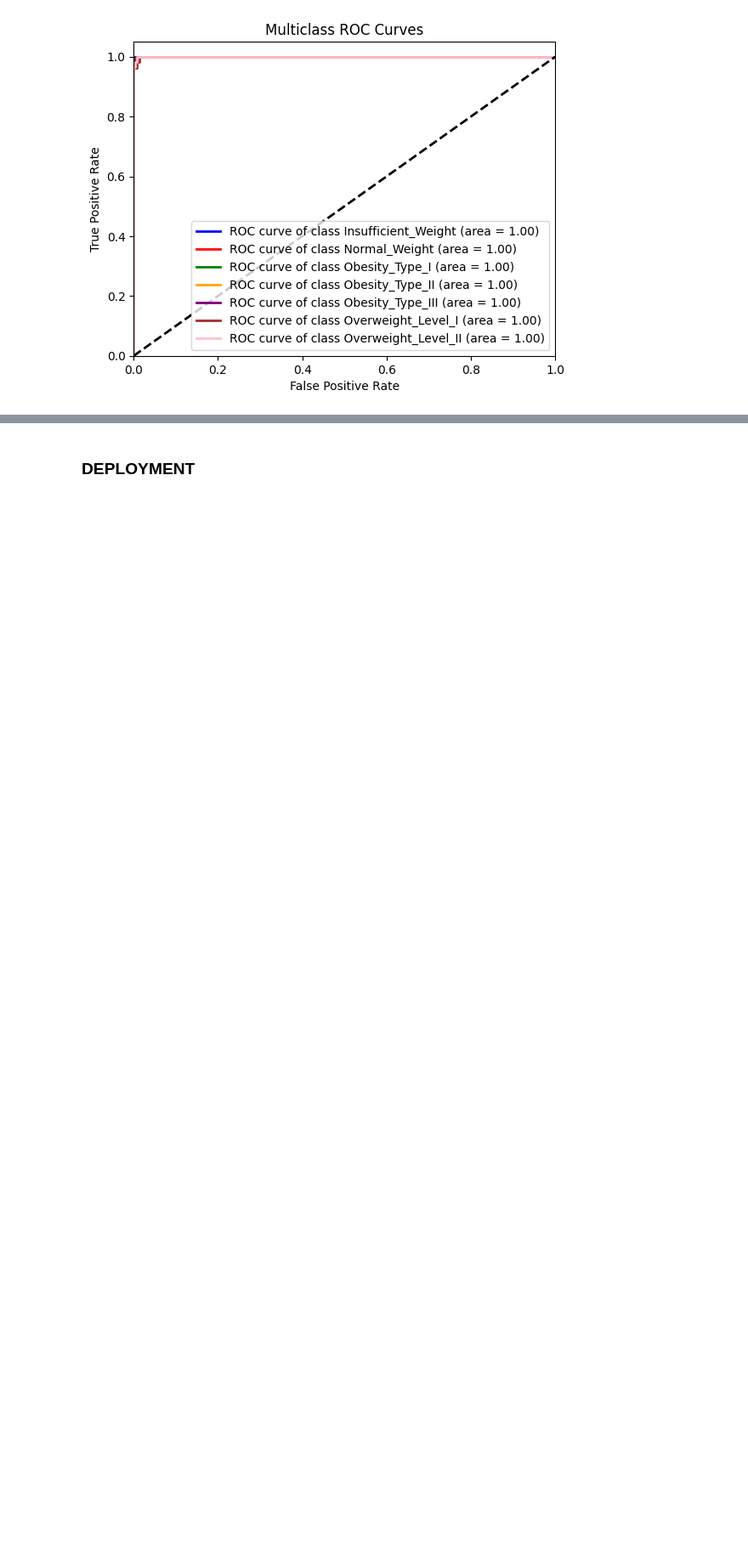
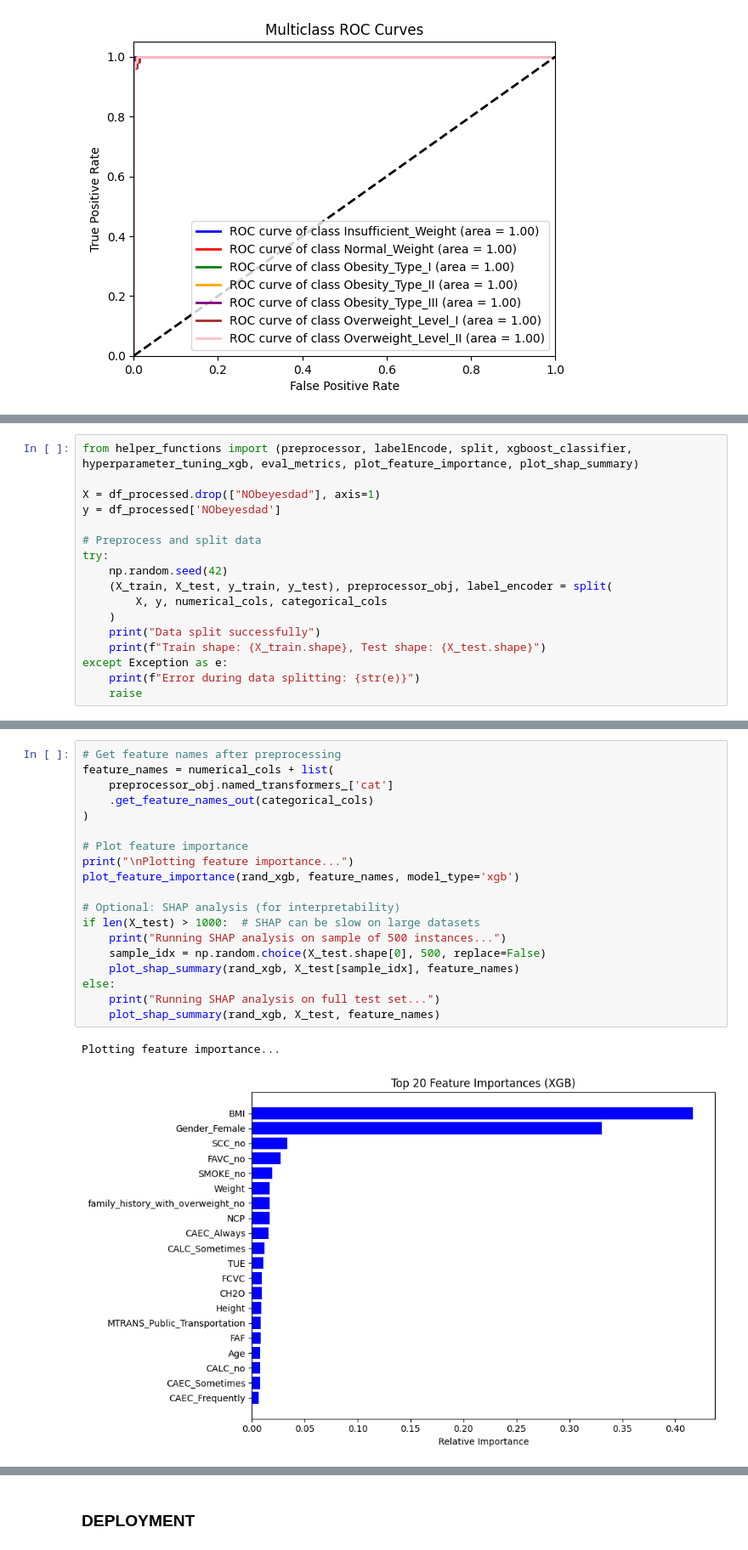
Before and after one commit to antan123/AAI_510_final_project, a Jupyter notebook: EDA_Feature_Engineering.ipynb, the cells around one changed output, grey strips where cells are left out. Shown at 85% size. Cells and saved outputs as stored; diff of their text form; blank space fills up the shorter version.

```diff
--- a/EDA_Feature_Engineering.ipynb
+++ b/EDA_Feature_Engineering.ipynb
@@ -817,0 +822,17 @@ elif y_proba is not None:
+# %%
+from helper_functions import (preprocessor, labelEncode, split, xgboost_classifier, hyperparameter_tuning_xgb, eval_metrics, plot_feature_importance, plot_shap_summary)
+
+X = df_processed.drop(["NObeyesdad"], axis=1)
+y = df_processed['NObeyesdad']
+
+# Preprocess and split data
+try:
+    np.random.seed(42)
+    (X_train, X_test, y_train, y_test), preprocessor_obj, label_encoder = split(
+        X, y, numerical_cols, categorical_cols
+    )
+    print("Data split successfully")
+    print(f"Train shape: {X_train.shape}, Test shape: {X_test.shape}")
+except Exception as e:
+    print(f"Error during data splitting: {str(e)}")
+    raise
@@ -817,0 +947,22 @@ elif y_proba is not None:
+# %%
+# Get feature names after preprocessing
+feature_names = numerical_cols + list(
+    preprocessor_obj.named_transformers_['cat']
+    .get_feature_names_out(categorical_cols)
+)
+
+# Plot feature importance
+print("\nPlotting feature importance...")
+plot_feature_importance(rand_xgb, feature_names, model_type='xgb')
+
+# Optional: SHAP analysis (for interpretability)
+if len(X_test) > 1000:  # SHAP can be slow on large datasets
+    print("Running SHAP analysis on sample of 500 instances...")
+    sample_idx = np.random.choice(X_test.shape[0], 500, replace=False)
+    plot_shap_summary(rand_xgb, X_test[sample_idx], feature_names)
+else:
+    print("Running SHAP analysis on full test set...")
+    plot_shap_summary(rand_xgb, X_test, feature_names)
+# %% [output]
+Plotting feature importance...
+[figure, added]
```
Also changed, not shown: parts of 25 cells of this notebook.
